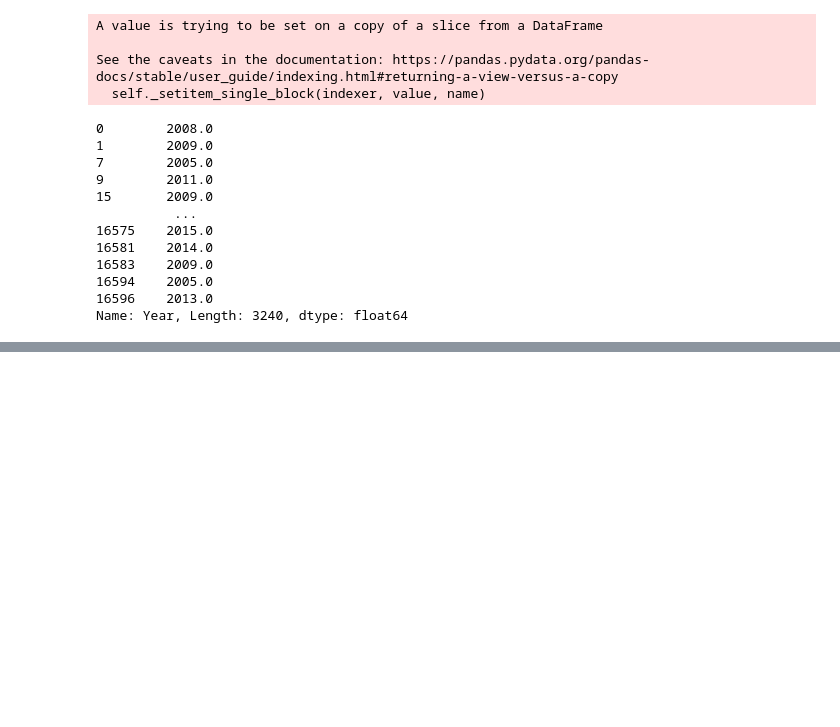
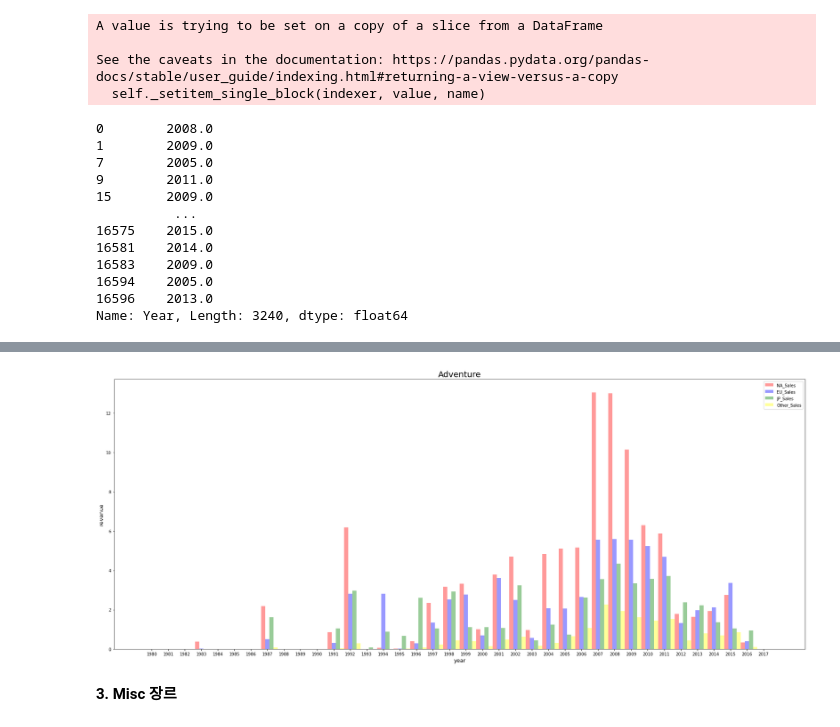
Before and after one commit to hoonputer/Section1_Project, a Jupyter notebook: Untitled6.ipynb, the cells around one changed output, grey strips where cells are left out. Drawn from its saved outputs; the diff is of its cells as text; code cells hidden in the pictures; blank space fills up the shorter version.

```diff
--- a/Untitled6.ipynb
+++ b/Untitled6.ipynb
@@ -794,0 +977,2 @@ plt.show()
+# %%
+adventure_year = genre_adventure[['Year','NA_Sales', 'EU_Sales', 'JP_Sales', "Other_Sales"]]
@@ -794,0 +1057,33 @@ plt.show()
+# %%
+result_adventure = pd.concat([adventure_1980,adventure_1981, adventure_1982, adventure_1983, adventure_1984, adventure_1985, adventure_1986, adventure_1987, adventure_1988, adventure_1989,adventure_1990, adventure_1991, adventure_1992, adventure_1993, adventure_1994, adventure_1995, adventure_1996, adventure_1997, adventure_1998, adventure_1999, adventure_2000, adventure_2001, adventure_2002, adventure_2003, adventure_2004, adventure_2005, adventure_2006, adventure_2007, adventure_2008, adventure_2009, adventure_2010, adventure_2011, adventure_2012, adventure_2013, adventure_2014, adventure_2015, adventure_2016, adventure_2017], axis=1)
+# %%
+result_adventure.columns = ['1980', '1981', '1982', '1983', '1984', '1985', '1986', '1987', '1988', '1989', '1990', '1991', '1992', '1993', '1994', '1995', '1996', '1997', '1998', '1999', '2000', '2001', '2002', '2003', '2004', '2005', '2006', '2007', '2008', '2009', '2010', '2011', '2012', '2013', '2014', '2015', '2016', '2017']
+# %%
+result_adventure = result_adventure.T
+# %%
+year = ['1980', '1981', '1982', '1983', '1984', '1985', '1986', '1987', '1988', '1989', '1990', '1991', '1992', '1993', '1994', '1995', '1996', '1997', '1998', '1999', '2000', '2001', '2002', '2003', '2004', '2005', '2006', '2007', '2008', '2009', '2010', '2011', '2012', '2013', '2014', '2015', '2016', '2017']
+
+fig, ax = plt.subplots(figsize=(30,12))
+bar_width = 0.25
+
+index = np.arange(38)
+
+b1 = plt.bar(index, result_adventure['NA_Sales'], bar_width, alpha=0.4, color='red', label = 'NA_Sales')
+
+b2 = plt.bar(index + bar_width, result_adventure['EU_Sales'], bar_width, alpha=0.4, color='blue', label = 'EU_Sales')
+
+b3 = plt.bar(index + 2 * bar_width, result_adventure['JP_Sales'], bar_width, alpha=0.4, color='green', label = 'JP_Sales')
+
+b4 = plt.bar(index + 3 * bar_width, result_adventure['Other_Sales'], bar_width, alpha=0.4, color='yellow', label = 'Other_Sales')
+
+plt.xticks(np.arange(bar_width, 38 + bar_width, 1), year)
+
+plt.title('Adventure', fontsize=20)
+plt.xlabel('year', size = 13)
+plt.ylabel('revenue', size = 13)
+plt.legend()
+plt.show()
+# %% [output]
+[figure, added]
+# %% [markdown]
+**3. Misc 장르**
```
Also changed, not shown: parts of 66 cells of this notebook.
